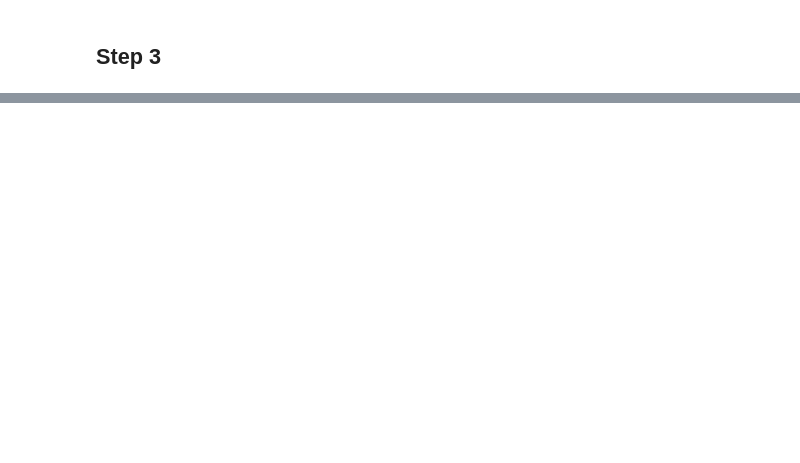
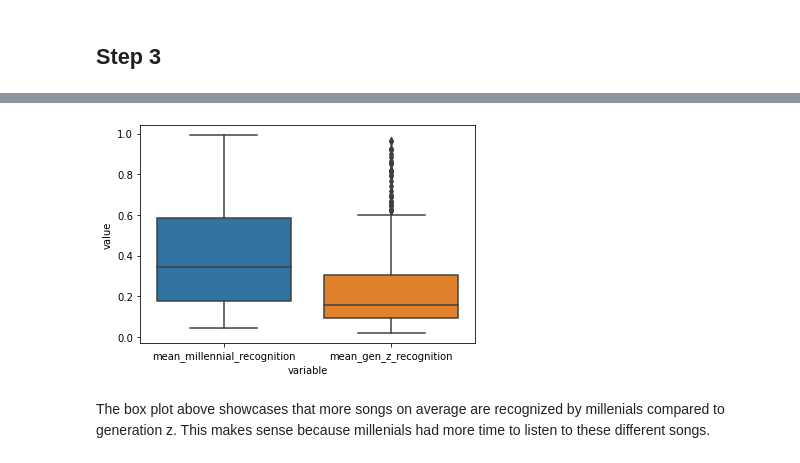
Before and after one commit to data301-2021-winter1/project-group41-project, a Jupyter notebook: notebooks/analysis3.ipynb, the cells around one changed output, grey strips where cells are left out. Drawn from its saved outputs; the diff is of its cells as text; code cells hidden in the pictures; blank space fills up the shorter version.

```diff
--- a/notebooks/analysis3.ipynb
+++ b/notebooks/analysis3.ipynb
@@ -360,0 +421,9 @@ p3.load_and_process(df)
+# %%
+boxdf = df8[['mean_millennial_recognition','mean_gen_z_recognition']]
+boxdf = pd.melt(boxdf)
+sns.boxplot(x='variable',y='value',data=boxdf)
+plt.show()
+# %% [output]
+[figure, added]
+# %% [markdown]
+The box plot above showcases that more songs on average are recognized by millenials compared to generation z. This makes sense because millenials had more time to listen to these different songs.
```
Also changed, not shown: parts of 21 cells of this notebook, 3 other files.
